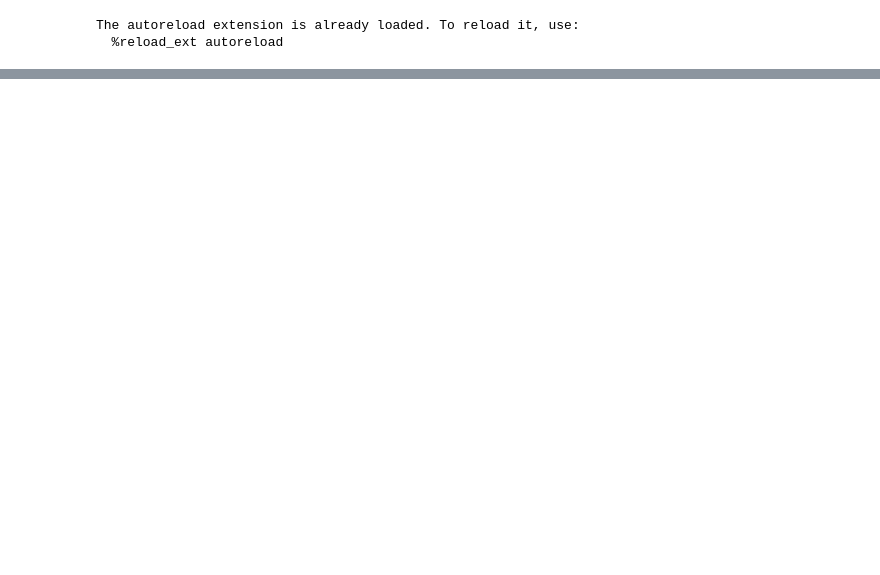
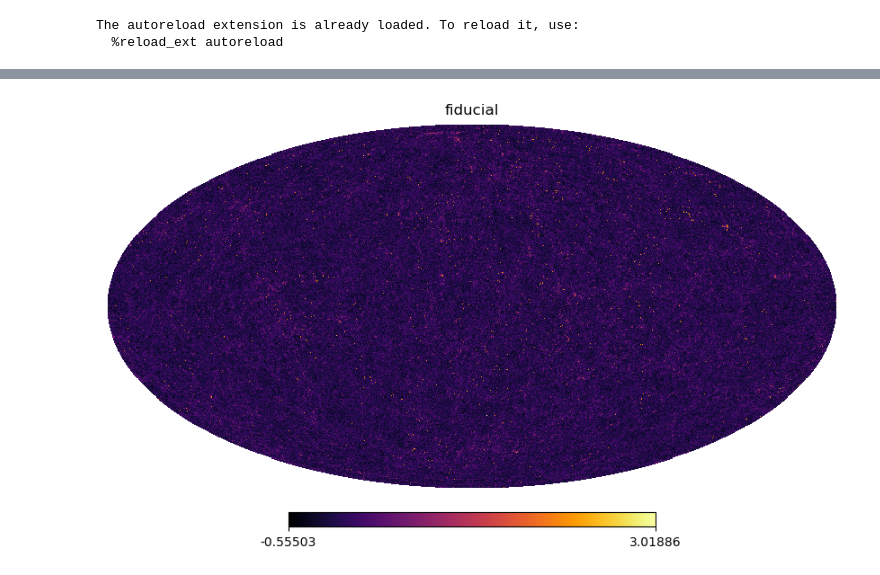
Before and after one commit to sachaguer/UNIONS_forward_model, a Jupyter notebook: notebooks/cosmogrid_preprocessing.ipynb, the cells around one changed output, grey strips where cells are left out. Cells and saved outputs as stored; diff of their text form; code cells hidden in the pictures; blank space fills up the shorter version.

```diff
--- a/notebooks/cosmogrid_preprocessing.ipynb
+++ b/notebooks/cosmogrid_preprocessing.ipynb
@@ -47,0 +44,4 @@ np.savetxt('/home/guerrini/UNIONS_forward_model/data_utils/m_bias_prior.txt', m_
+# %%
+shells = np.load('/n17data/sguerrini/CosmoGridV1/raw/fiducial/cosmo_fiducial/run_0000/compressed_shells.npz')
+# %%
+overdensity_array = shells['shells']
@@ -47,0 +68,2 @@ np.savetxt('/home/guerrini/UNIONS_forward_model/data_utils/m_bias_prior.txt', m_
+# %%
+overdensity_array_ = overdensity_array/np.mean(overdensity_array, axis=1)[:, None] - 1
@@ -47,0 +72,5 @@ np.savetxt('/home/guerrini/UNIONS_forward_model/data_utils/m_bias_prior.txt', m_
+# %%
+hp.mollview(np.log(np.mean(overdensity_array_, axis=0)+1), title='fiducial', cmap='inferno')
+plt.show()
+# %% [output]
+[figure, added]
```
Also changed, not shown: parts of 15 cells of this notebook, 5 other files.
